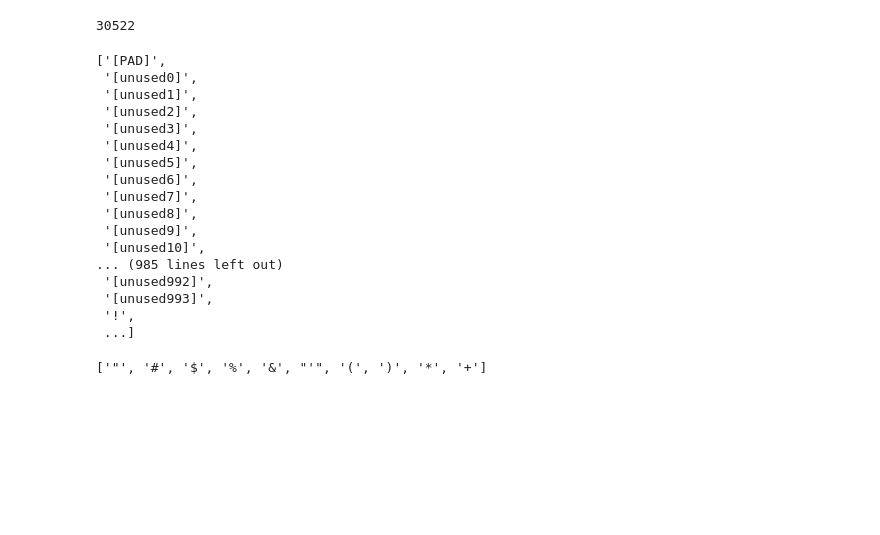
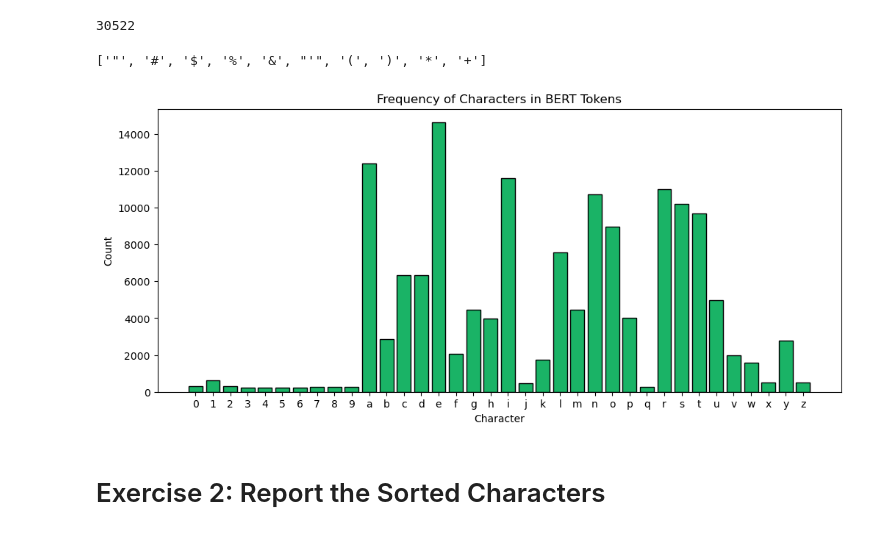
Before and after one commit to hacar864/My-LLM-Journey, a Jupyter notebook: 06_BERT-Characters.ipynb, the cells around one changed output. Saved outputs shown, nothing was run; the diff lists cells and outputs as text; code cells hidden in the pictures; blank space fills up the shorter version.

```diff
--- a/06_BERT-Characters.ipynb
+++ b/06_BERT-Characters.ipynb
@@ -18,26 +18,6 @@ tokenizer.vocab_size
 len(list(tokenizer.get_vocab().keys()))
 # %% [output]
 30522
-# %%
-all_tokens
-# %% [output]
-['[PAD]',
- '[unused0]',
- '[unused1]',
- '[unused2]',
- '[unused3]',
- '[unused4]',
- '[unused5]',
- '[unused6]',
- '[unused7]',
- '[unused8]',
- '[unused9]',
- '[unused10]',
-... (985 lines left out)
- '[unused992]',
- '[unused993]',
- '!',
- ...]
 # %%
 all_tokens = list(tokenizer.get_vocab().keys())
 all_tokens[1000:1010]
@@ -51,0 +65,14 @@ for t in all_tokens:
+# %%
+counts = np.zeros(len(chars), dtype=int)
+for idx,c in enumerate(chars):
+    counts[idx] = np.sum( [c in tok for tok in tokenizer.vocab.keys() if not 'unused' in tok] )
+
+
+plt.figure(figsize=(12,5))
+plt.bar(chars, counts, edgecolor = "k", color = [.1,.7,.4])
+plt.gca().set(xlabel="Character", ylabel="Count", title="Frequency of Characters in BERT Tokens")
+plt.show()
+# %% [output]
+[figure, added]
+# %% [markdown]
+# Exercise 2: Report the Sorted Characters
```
Also changed, not shown: parts of 3 cells of this notebook.
